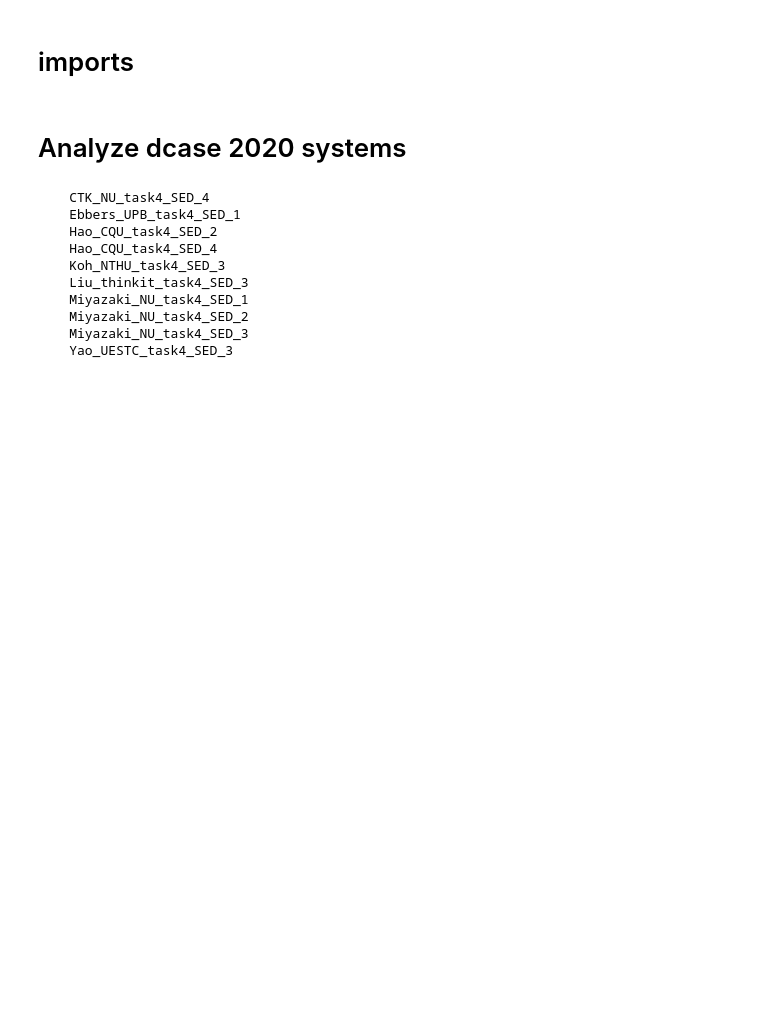
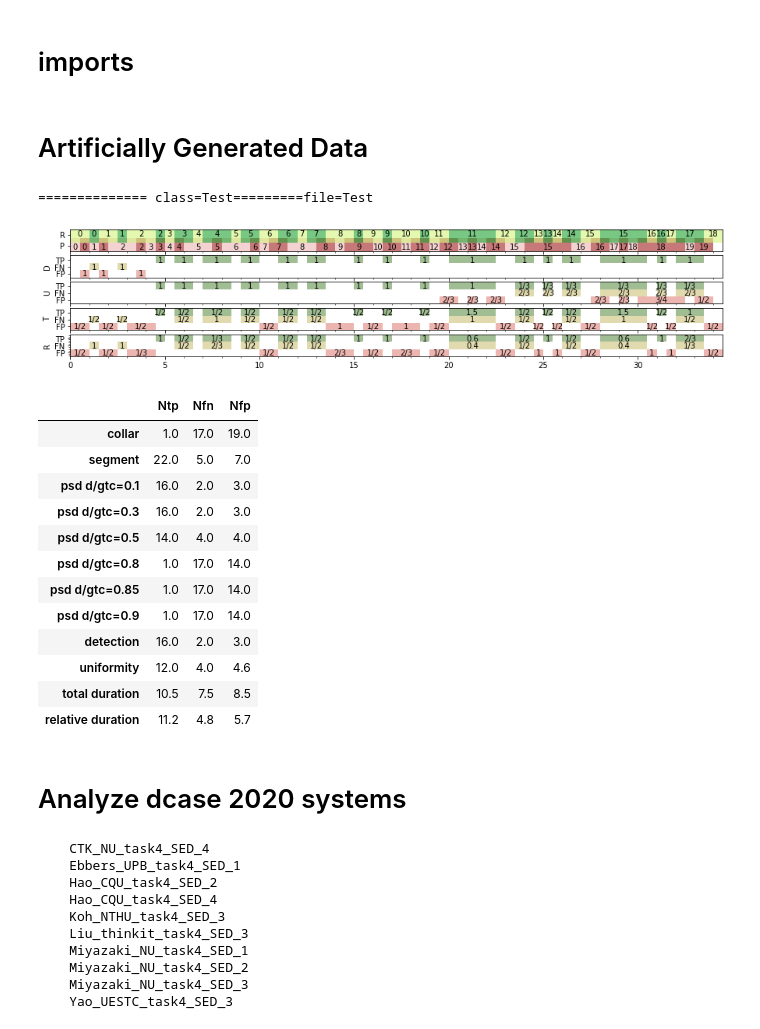
Before and after one commit to modaresimr/SED-MME-eval, a Jupyter notebook: SED-MME-eval.ipynb, the cells around one changed output. Saved outputs shown, nothing was run; the diff lists cells and outputs as text; code cells hidden in the pictures; blank space fills up the shorter version.

```diff
--- a/SED-MME-eval.ipynb
+++ b/SED-MME-eval.ipynb
@@ -12,6 +12,35 @@ import pandas
 import numpy as np
 import itertools
 from matplotlib.pylab import plt
+# %% [markdown]
+# Artificially Generated Data
+# %%
+scale=2
+r=np.array([[2,3],[5,6],[9,10],[11,13],[14,17],[18,20],[22,24],[25,27],[30,31],[33,34],[37,38],[40., 45.],[47., 49.],[50., 51.],[52., 54.],[56., 61.],[62., 63.],[64., 67.]])/scale
+p=np.array([[1,2],[3,4],[7,8],[9,10],[11,12],[15,16],[19,20],[21,23],[26,28],[29,32],[33,35],[36,38],[39., 41.], [42., 43.], [44., 46.], [48., 53.], [55., 57.], [58., 59.], [60., 65.], [66., 68.]])/scale
+
+rdf,pdf,meta=mme_eval.multi_eval.array2SED(r,p,duration=max(p.max(),r.max())+1/scale)
+
+
+res=mme_eval.multi_eval.get_single_result_df(rdf,pdf,meta,debug=['I'])
+res={m:res[m].loc['Test'][['Ntp','Nfn','Nfp']] for m in res}
+pd.DataFrame(res).T.round(1)
+# %% [output]
+============== class=Test=========file=Test
+[figure, added]
+|  | Ntp | Nfn | Nfp |
+| collar | 1.0 | 17.0 | 19.0 |
+| segment | 22.0 | 5.0 | 7.0 |
+| psd d/gtc=0.1 | 16.0 | 2.0 | 3.0 |
+| psd d/gtc=0.3 | 16.0 | 2.0 | 3.0 |
+| psd d/gtc=0.5 | 14.0 | 4.0 | 4.0 |
+| psd d/gtc=0.8 | 1.0 | 17.0 | 14.0 |
+| psd d/gtc=0.85 | 1.0 | 17.0 | 14.0 |
+| psd d/gtc=0.9 | 1.0 | 17.0 | 14.0 |
+| detection | 16.0 | 2.0 | 3.0 |
+| uniformity | 12.0 | 4.0 | 4.6 |
+| total duration | 10.5 | 7.5 | 8.5 |
+| relative duration | 11.2 | 4.8 | 5.7 |
 # %% [markdown]
 # Analyze dcase 2020 systems
 # %%
```
Also changed, not shown: parts of 4 cells of this notebook, 8 other files.
